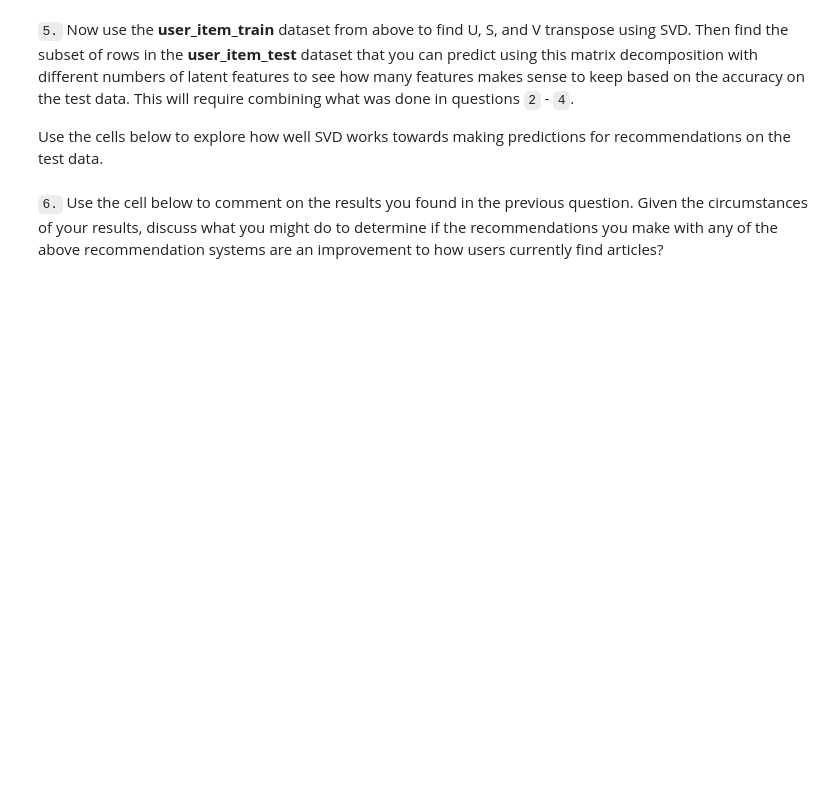
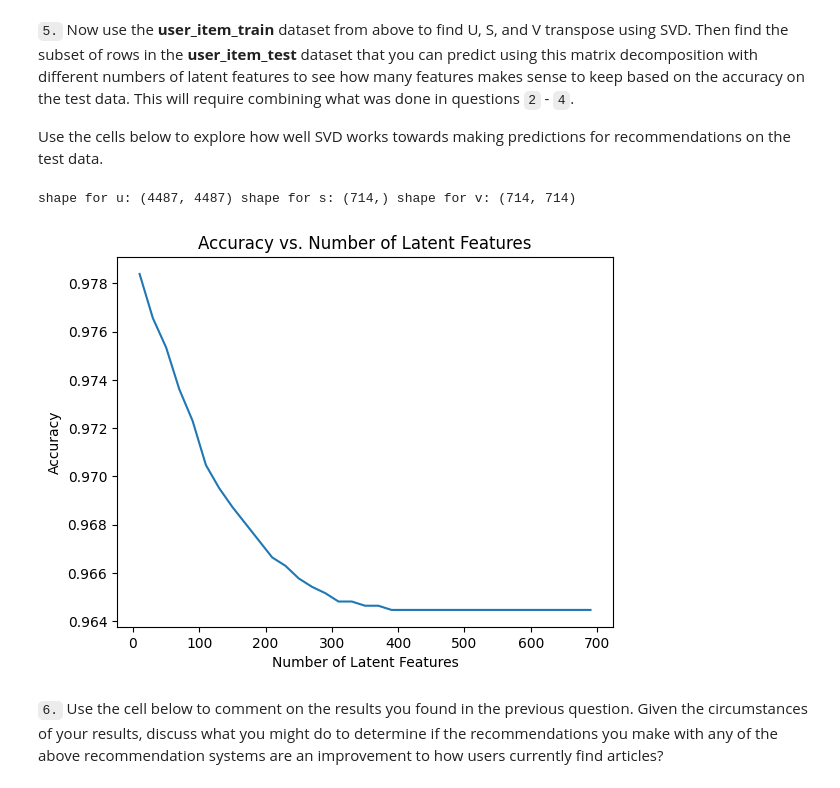
Before and after one commit to DanHerman212/recommendation_engine, a Jupyter notebook: project/Recommendations_with_IBM.ipynb, the cells around one changed output. Saved outputs shown, nothing was run; the diff lists cells and outputs as text; code cells hidden in the pictures; blank space fills up the shorter version.

```diff
--- a/project/Recommendations_with_IBM.ipynb
+++ b/project/Recommendations_with_IBM.ipynb
@@ -809,4 +765,5 @@ user_item_matrix.head()
 # %%
 # Perform SVD on the User-Item Matrix Here
 
-u, s, vt = # use the built in to get the three matrices
+u, s, vt = np.linalg.svd(user_item_matrix)
+print(u.shape, s.shape, vt.shape)
@@ -865,7 +826,15 @@ def create_test_and_train_user_item(df_train, df_test):
     test_arts - all of the test article ids
 
     '''
-    # Your code here
+    # create user-item matrix for training data
+    user_item_train = create_user_item_matrix(df_train)
+
+    # create user-item matrix for testing data
+    user_item_test = create_user_item_matrix(df_test)
+
+    # get test user ids and test article ids
+    test_idx = user_item_test.index
+    test_arts = user_item_test.columns
 
     return user_item_train, user_item_test, test_idx, test_arts
 
@@ -892,4 +874,8 @@ t.sol_4_test(sol_4_dict)
 Use the cells below to explore how well SVD works towards making predictions for recommendations on the test data.
 # %%
 # fit SVD on the user_item_train matrix
-u_train, s_train, vt_train = # fit svd similar to above then use the cells below
+# fit svd similar to above then use the cells below
+u, s, v = np.linalg.svd(user_item_train)
+print('shape for u:',u.shape,'shape for s:',s.shape,'shape for v:',v.shape)
+# %% [output]
+shape for u: (4487, 4487) shape for s: (714,) shape for v: (714, 714)
@@ -899,3 +882,39 @@ u_train, s_train, vt_train = # fit svd similar to above then use the cells below
+# %%
+# Identify the common users and articles in both training and test sets
+common_idx = user_item_train.index.intersection(test_idx)
+common_cols = user_item_train.columns.intersection(user_item_test.columns)
+
+# Create new test subset
+user_item_test = user_item_test.loc[common_idx, common_cols]
+
+# Create new u_test and vt_test
+row_idxs = user_item_train.index.isin(common_idx)
+col_idxs = user_item_train.columns.isin(common_cols)
+u_test = u[row_idxs, :]
+vt_test = vt[:, col_idxs]
+
+sum_errs = []
+
+for k in num_latent_feats:
+    # restructure with k latent features
+    s_new, u_new, vt_new = np.diag(s[:k]), u_test[:, :k], vt_test[:k, :]
+
+    # take dot product
+    user_item_est = np.around(np.dot(np.dot(u_new, s_new), vt_new))
+
+    # compute error for each prediction to actual value
+    diffs = np.subtract(user_item_test, user_item_est)
+
+    # total errors and keep track of them
+    err = np.sum(np.sum(np.abs(diffs)))
+    sum_errs.append(err)
+
+plt.plot(num_latent_feats, 1 - np.array(sum_errs)/user_item_test.size);
+plt.xlabel('Number of Latent Features');
+plt.ylabel('Accuracy');
+plt.title('Accuracy vs. Number of Latent Features');
+# %% [output]
+[figure, added]
 # %% [markdown]
 `6.` Use the cell below to comment on the results you found in the previous question. Given the circumstances of your results, discuss what you might do to determine if the recommendations you make with any of the above recommendation systems are an improvement to how users currently find articles?
 # %% [markdown]
```
Also changed, not shown: parts of 13 cells of this notebook.
